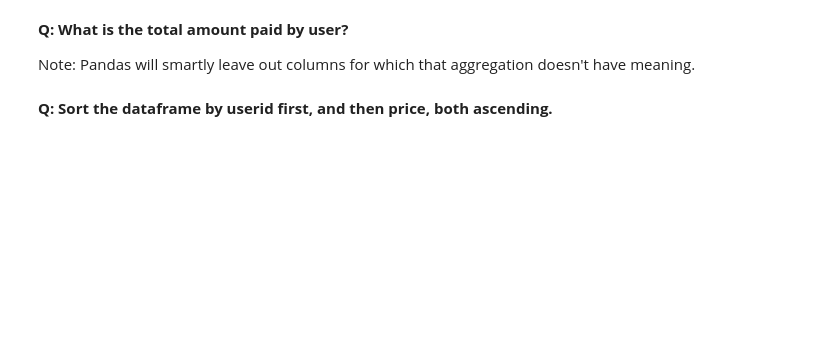
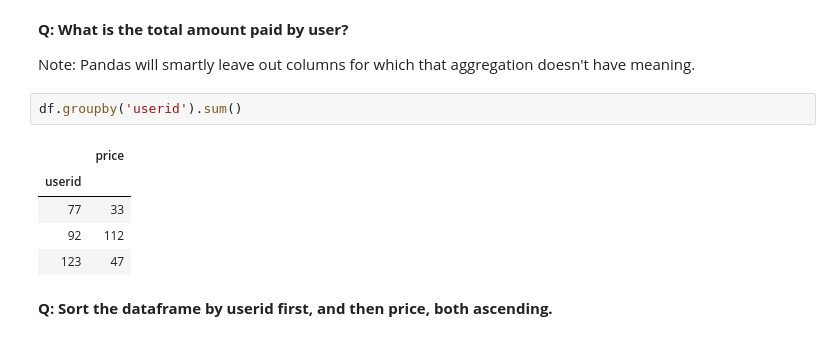
Before and after one commit to bakabrooks/dsp, a Jupyter notebook: lessons/pandas_intro/pandas-exercise.ipynb, the cells around one changed output. Cells and saved outputs as stored; diff of their text form; blank space fills up the shorter version.

```diff
--- a/lessons/pandas_intro/pandas-exercise.ipynb
+++ b/lessons/pandas_intro/pandas-exercise.ipynb
@@ -24,5 +46,13 @@ df
 **Q: What is the total amount paid by user?**
 
 Note: Pandas will smartly leave out columns for which that aggregation doesn't have meaning.
+# %%
+df.groupby('userid').sum()
+# %% [output]
+|  | price |
+| userid |  |
+| 77 | 33 |
+| 92 | 112 |
+| 123 | 47 |
 # %% [markdown]
 **Q: Sort the dataframe by userid first, and then price, both ascending.**
```
Also changed, not shown: parts of 31 cells of this notebook.
